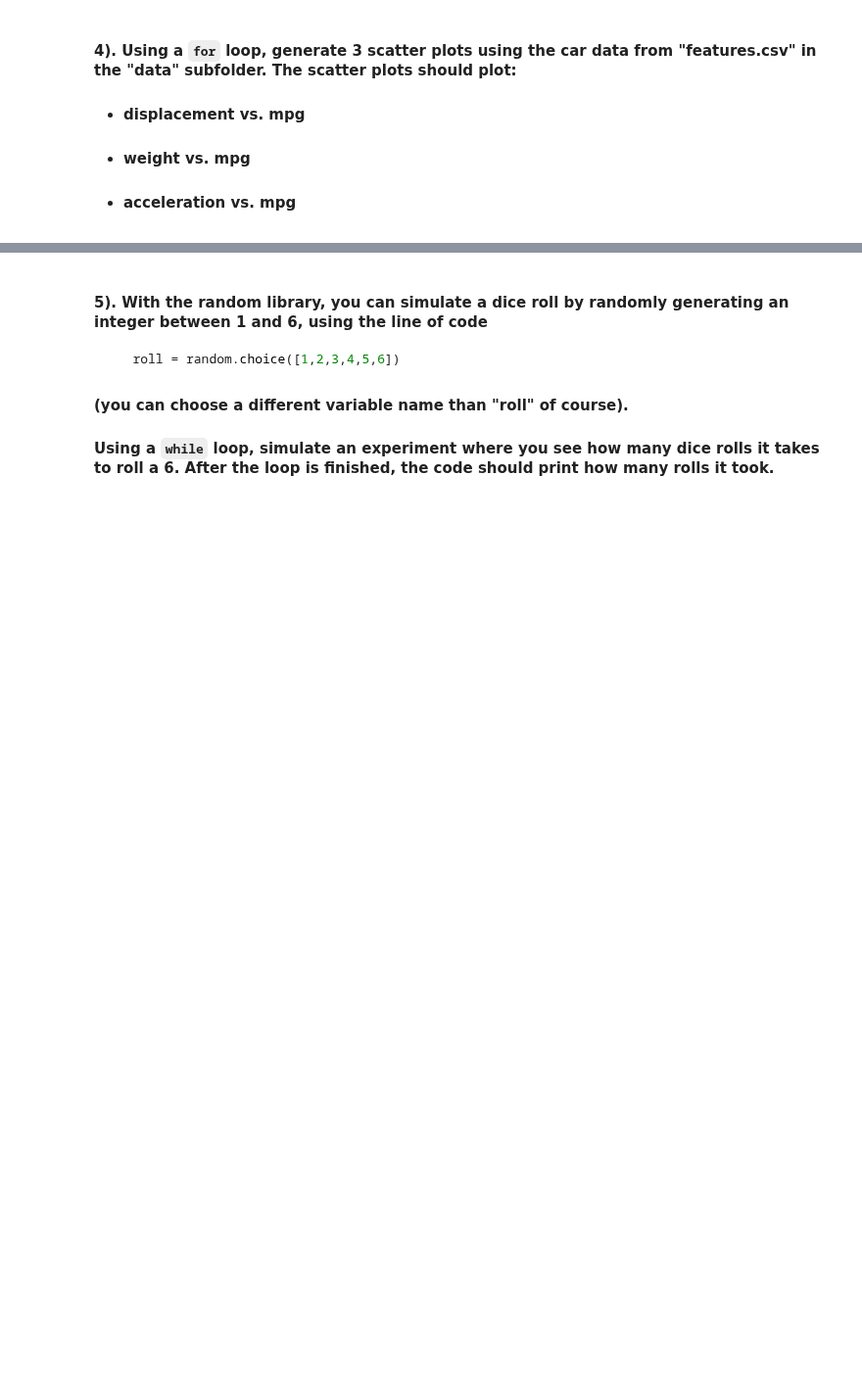
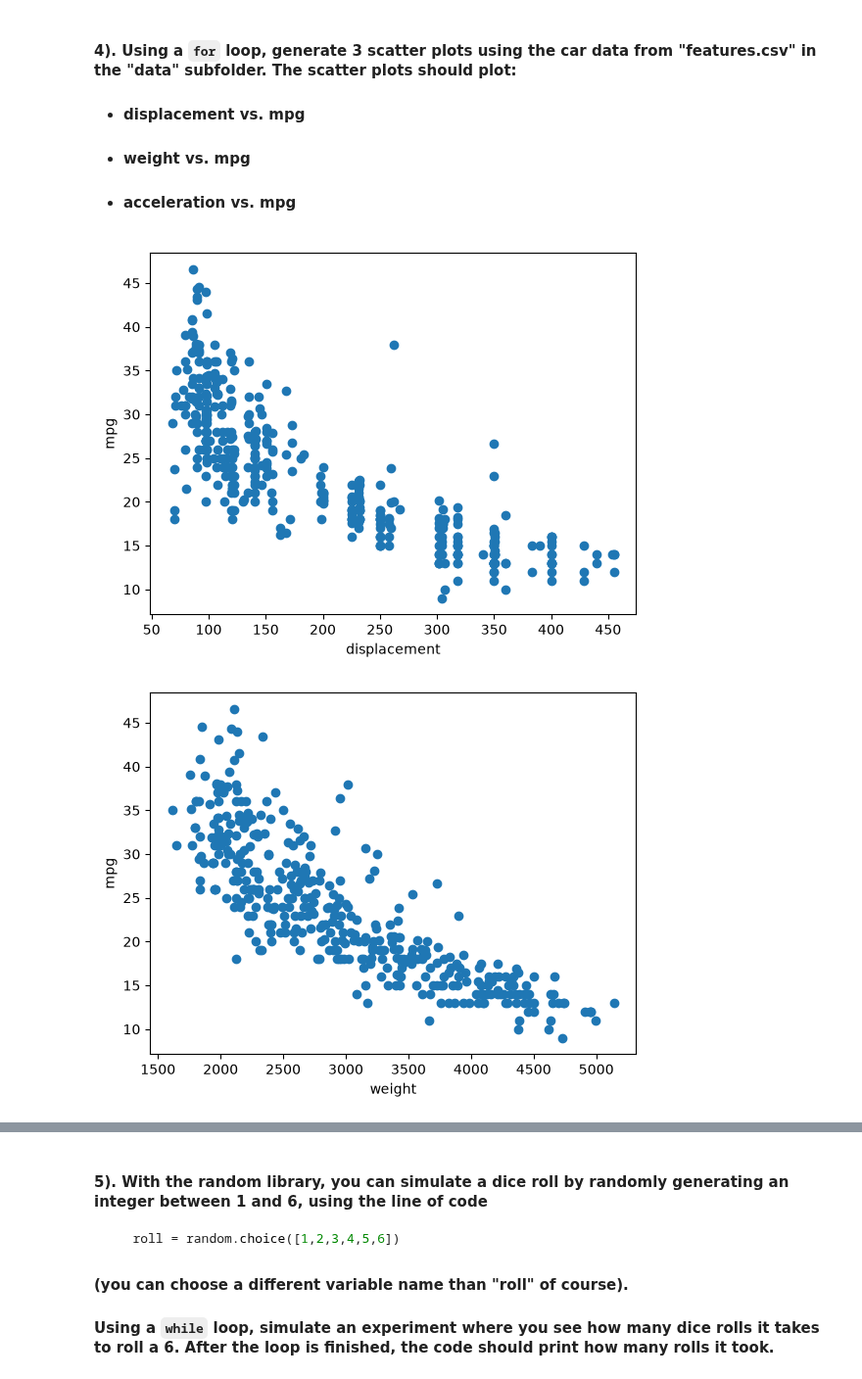
Before and after one commit to yangelinaaa/datasci185fall2026, a Jupyter notebook: ❗️Lecture Notes❗️/Lecture7/Lecture7.ipynb, the cells around one changed output, grey strips where cells are left out. Shown at 98% size. Cells and saved outputs as stored; diff of their text form; code cells hidden in the pictures; blank space fills up the shorter version.

```diff
--- a/❗️Lecture Notes❗️/Lecture7/Lecture7.ipynb
+++ b/❗️Lecture Notes❗️/Lecture7/Lecture7.ipynb
@@ -698,4 +713,15 @@ n = 31 # run this cell with other positive integers (start smaller to check your
 # %%
 carfeatures = pd.read_csv("data/features.csv")
 
 # your code below
+
+x_columns = ["displacement","weight","acceleration"]
+
+for column in x_columns:
+    plt.scatter(carfeatures[column],carfeatures["mpg"])
+    plt.xlabel(column)
+    plt.ylabel("mpg")
+    plt.show()
+# %% [output]
+[figure, added]
+[figure, added]
```
Also changed, not shown: parts of 6 cells of this notebook.
